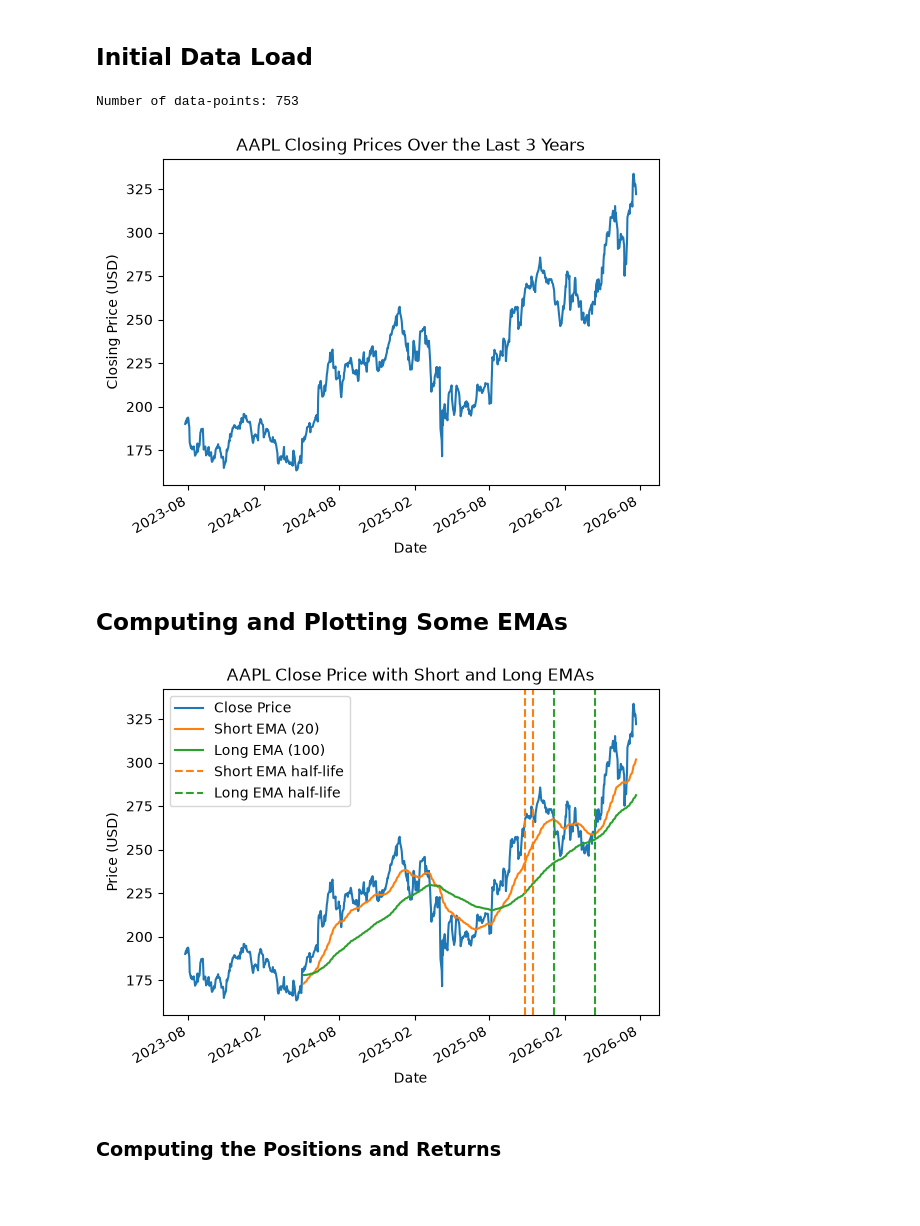
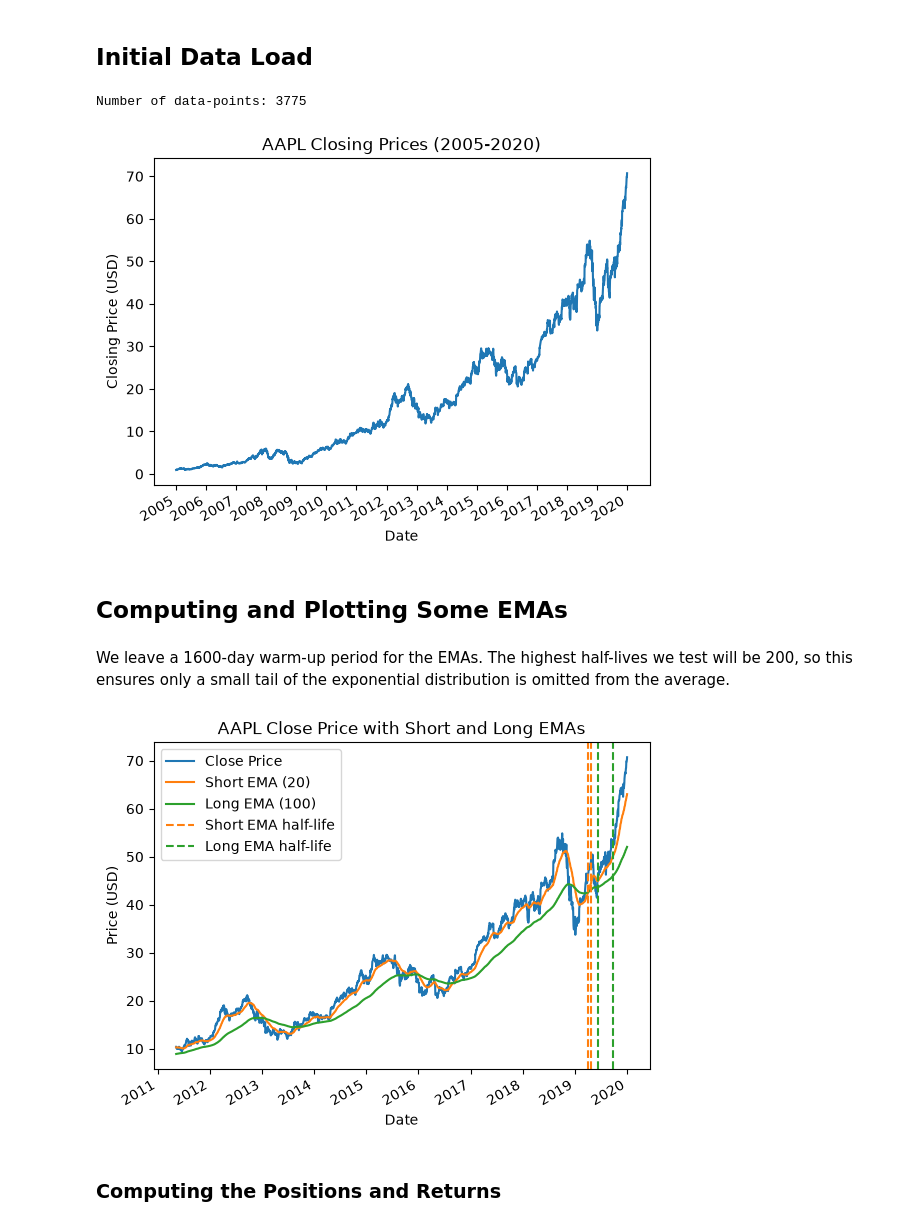
Before and after one commit to charlien74/systematic-trading-research, a Jupyter notebook: notebooks/01_exponential_moving_averages.ipynb, the cells around one changed output. Cells and saved outputs as stored; diff of their text form; code cells hidden in the pictures; blank space fills up the shorter version.

```diff
--- a/notebooks/01_exponential_moving_averages.ipynb
+++ b/notebooks/01_exponential_moving_averages.ipynb
@@ -16,44 +16,51 @@ two different time-scales.
 # %% [markdown]
 ## Initial Data Load
 # %%
-aapl_df = loader.get_prices(ticker="AAPL", period="3y")
+aapl_df = loader.get_prices(ticker="AAPL", start="2005-01-01", end="2020-01-01")
 print(f"Number of data-points: {len(aapl_df)}")
 fig = plt.plot(aapl_df.index, aapl_df['Close'])
-plt.gca().xaxis.set_major_locator(mdates.MonthLocator(interval=6))
-plt.gca().xaxis.set_major_formatter(mdates.DateFormatter("%Y-%m"))
+plt.gca().xaxis.set_major_locator(mdates.YearLocator())
+plt.gca().xaxis.set_major_formatter(mdates.DateFormatter("%Y"))
 plt.gcf().autofmt_xdate()
-plt.title("AAPL Closing Prices Over the Last 3 Years")
+plt.title("AAPL Closing Prices (2005-2020)")
 plt.xlabel("Date")
 plt.ylabel("Closing Price (USD)")
 plt.show()
 # %% [output]
-Number of data-points: 753
+Number of data-points: 3775
-[figure, old version]
+[figure, new version]
 # %% [markdown]
 ## Computing and Plotting Some EMAs
+# %% [markdown]
+We leave a 1600-day warm-up period for the EMAs. The highest half-lives we test
+will be 200, so this ensures only a small tail of the exponential distribution
+is omitted from the average.
 # %%
-short_ema = ema.get_ema_series(aapl_df, period=200, halflife=20)
-long_ema = ema.get_ema_series(aapl_df, period=200, halflife=100)
+warmup_period = 1600
+period = len(aapl_df) - warmup_period
 
-l1 = plt.plot(aapl_df.index, aapl_df['Close'], color="tab:blue", label='Close Price')
-l2 = plt.plot(aapl_df.index, short_ema, color="tab:orange", label='Short EMA (20)')
-l3 = plt.plot(aapl_df.index, long_ema, color="tab:green", label='Long EMA (100)')
+short_ema = ema.get_ema_series(aapl_df, period=period, halflife=20)
+long_ema = ema.get_ema_series(aapl_df, period=period, halflife=100)
+
+l1 = plt.plot(aapl_df.index[warmup_period:], aapl_df['Close'].iloc[warmup_period:], color="tab:blue", label='Close Price')
+l2 = plt.plot(aapl_df.index[warmup_period:], short_ema, color="tab:orange", label='Short EMA (20)')
+l3 = plt.plot(aapl_df.index[warmup_period:], long_ema, color="tab:green", label='Long EMA (100)')
 plt.axvline(x=aapl_df.index[-1] - pd.DateOffset(days=250), color='tab:orange', label='Short EMA half-life', linestyle='--')
 plt.axvline(x=aapl_df.index[-1] - pd.DateOffset(days=270), color='tab:orange', linestyle='--')
 plt.axvline(x=aapl_df.index[-1] - pd.DateOffset(days=100), color='tab:green', label='Long EMA half-life', linestyle='--')
 plt.axvline(x=aapl_df.index[-1] - pd.DateOffset(days=200), color='tab:green', linestyle='--')
 
-plt.gca().xaxis.set_major_locator(mdates.MonthLocator(interval=6))
-plt.gca().xaxis.set_major_formatter(mdates.DateFormatter("%Y-%m"))
+plt.gca().xaxis.set_major_locator(mdates.YearLocator())
+plt.gca().xaxis.set_major_formatter(mdates.DateFormatter("%Y"))
 plt.gcf().autofmt_xdate()
 
 plt.title("AAPL Close Price with Short and Long EMAs")
 plt.xlabel("Date")
 plt.ylabel("Price (USD)")
 plt.legend()
 plt.show()
 # %% [output]
-[figure, old version]
+[figure, new version]
 # %% [markdown]
 ### Computing the Positions and Returns
 # %% [markdown]
```
Also changed, not shown: parts of 12 cells of this notebook, 3 other files.
